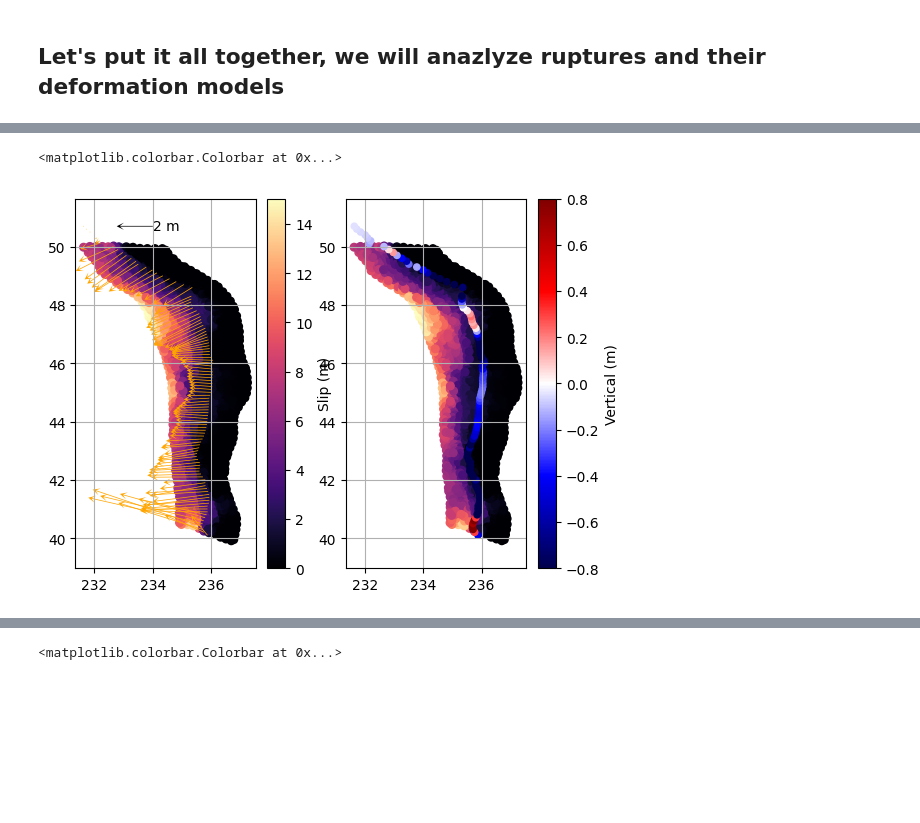
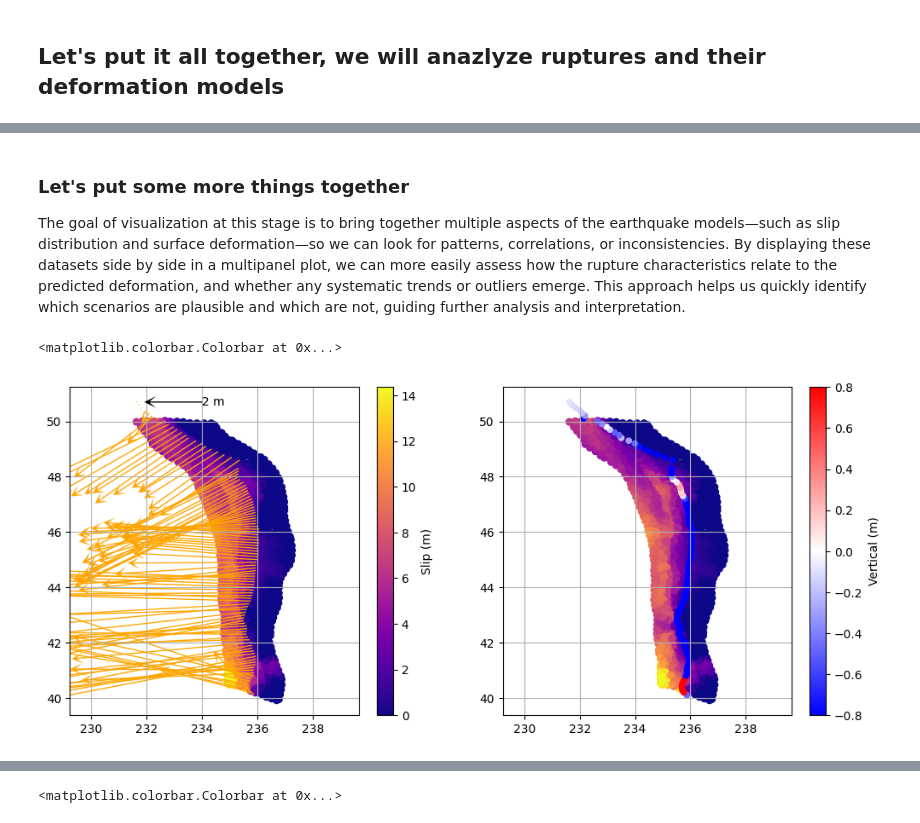
Before and after one commit to cascadiaquakes/cores2code, a Jupyter notebook: notebooks/9_putting_it_together_1.ipynb, the cells around one changed output, grey strips where cells are left out. Drawn from its saved outputs; the diff is of its cells as text; code cells hidden in the pictures; blank space fills up the shorter version.

```diff
--- a/notebooks/9_putting_it_together_1.ipynb
+++ b/notebooks/9_putting_it_together_1.ipynb
@@ -8,8 +19,11 @@ import matplotlib.pyplot as plt
 from scipy.interpolate import interp1d
 from glob import glob
 
-path = '/Users/dmelgarm/FakeQuakes/Cascadia1700_M9s/output/ruptures/gamma/cascadia1700_gamma.000100.rupt'
-deformation_path = '/Users/dmelgarm/FakeQuakes/Cascadia1700_M9s/output/statics/cascadia1700_1cm.000100/statics.neu'
+# Path to rupture model and deformation data
+path = '/Users/dmelgarm/FakeQuakes/Cascadia1700_M9s/output/ruptures/gamma/cascadia1700_gamma.000500.rupt'
+deformation_path = '/Users/dmelgarm/FakeQuakes/Cascadia1700_M9s/output/statics/cascadia1700_1cm.000500/statics.neu'
+
+# Read rupture model data
 rupt = np.genfromtxt(path)
 print(rupt)
 # %% [output]
@@ -37,37 +68,52 @@ plt.grid(which='both')
+# %% [markdown]
+### Let's put some more things together
+
+The goal of visualization at this stage is to bring together multiple aspects of the earthquake models—such as slip distribution and surface deformation—so we can look for patterns, correlations, or inconsistencies. By displaying these datasets side by side in a multipanel plot, we can more easily assess how the rupture characteristics relate to the predicted deformation, and whether any systematic trends or outliers emerge. This approach helps us quickly identify which scenarios are plausible and which are not, guiding further analysis and interpretation.
 # %%
-#let's plot the deformation assocaited with this (from previous notebook)
+# Plot the rupture slip and associated deformation vectors and vertical displacement
 
+# Read deformation data for the current scenario
 deformation = np.genfromtxt(deformation_path)
 
-#too many, decimate
+# Decimate deformation points for clarity in the plot
 deformation = deformation[::10, :]
 
-plt.figure()
+plt.figure(figsize=(12, 5))
 
+# --- Left subplot: Rupture slip and deformation vectors ---
 plt.subplot(121)
 
-plt.scatter(rupt[:, 1], rupt[:, 2], c=rupt[:, 9], cmap='magma', s=30)
+# Plot rupture slip as colored scatter
+plt.scatter(rupt[:, 1], rupt[:, 2], c=rupt[:, 9], cmap='plasma', s=30)
 plt.colorbar(label='Slip (m)')
 plt.axis('equal')
 plt.grid(which='both')
 
-# plt.scatter(deformation[:, 1], deformation[:, 2], marker='^',facecolor='blue', edgecolor='w', s=20,lw=0.1)
-# Add a horizontal arrow as a scale at lat = 50.7 with length 1
+# Add a horizontal scale arrow at lat=50.7, lon=234 (2 m length)
 plt.quiver(234, 50.7, -2, 0, color='k', scale=10, width=0.004, headlength=10, headwidth=10, zorder=10)
 plt.text(234, 50.7, '2 m', color='k', va='center', fontsize=10)
 
-plt.quiver(deformation[:, 1], deformation[:, 2], deformation[:, 4], deformation[:, 3],
-           color='orange', scale=10, width=0.004, headlength=10, headwidth=10)
+# Plot deformation vectors (horizontal: col 4, vertical: col 3)
+plt.quiver(
+    deformation[:, 1], deformation[:, 2],  # X (lon), Y (lat)
+    deformation[:, 4], deformation[:, 3],  # U (east), V (north)
+    color='orange', scale=10, width=0.004, headlength=10, headwidth=10
+)
 
-
+# --- Right subplot: Rupture slip and vertical deformation ---
 plt.subplot(122)
 
-plt.scatter(rupt[:, 1], rupt[:, 2], c=rupt[:, 9], cmap='magma', s=30)
-
+# Plot rupture slip as background
+plt.scatter(rupt[:, 1], rupt[:, 2], c=rupt[:, 9], cmap='plasma', s=30)
 plt.axis('equal')
 plt.grid(which='both')
-plt.scatter(deformation[:, 1], deformation[:, 2],c=deformation[:, 5], cmap='seismic', s=20,vmin=-0.8,vmax=0.8)
+
+# Plot vertical displacement as colored scatter
+plt.scatter(
+    deformation[:, 1], deformation[:, 2],
+    c=deformation[:, 5], cmap='bwr', s=20, vmin=-0.8, vmax=0.8
+)
 plt.colorbar(label='Vertical (m)')
 # %% [output]
 <matplotlib.colorbar.Colorbar at 0x...>
-[figure, old version]
+[figure, new version]
```
Also changed, not shown: parts of 21 cells of this notebook.
